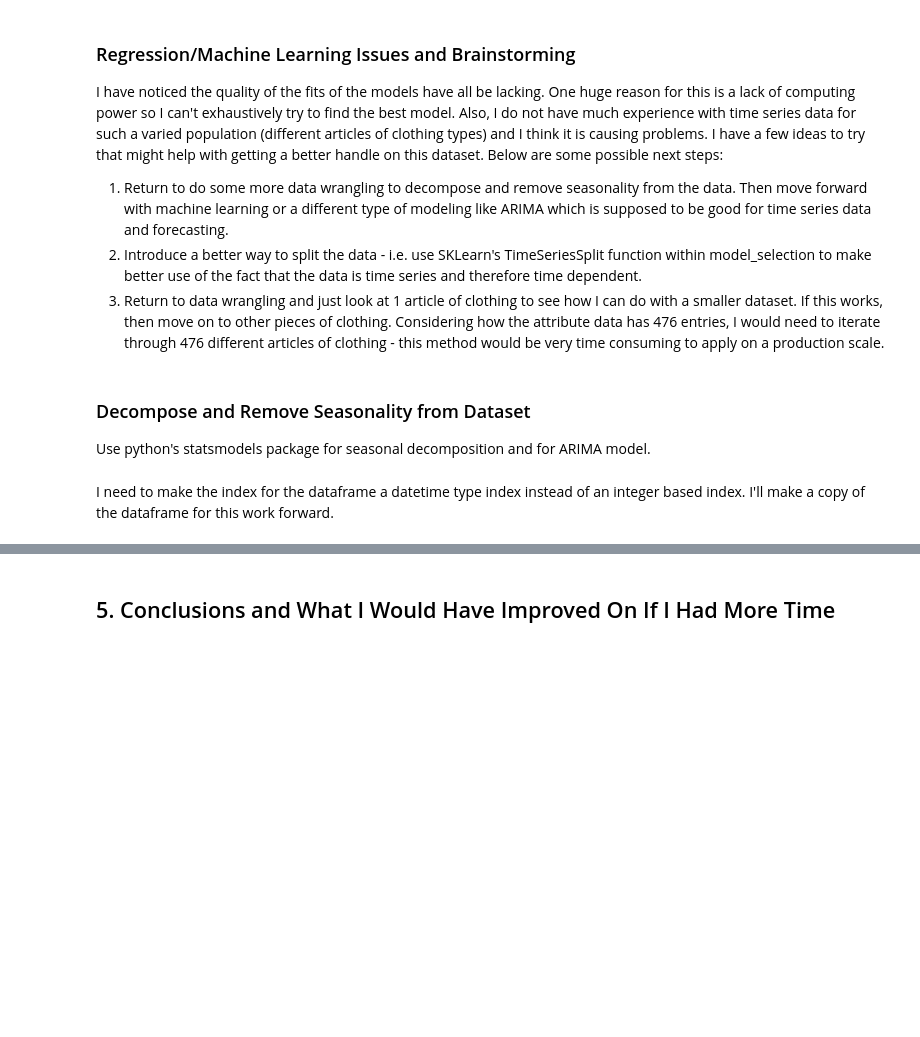
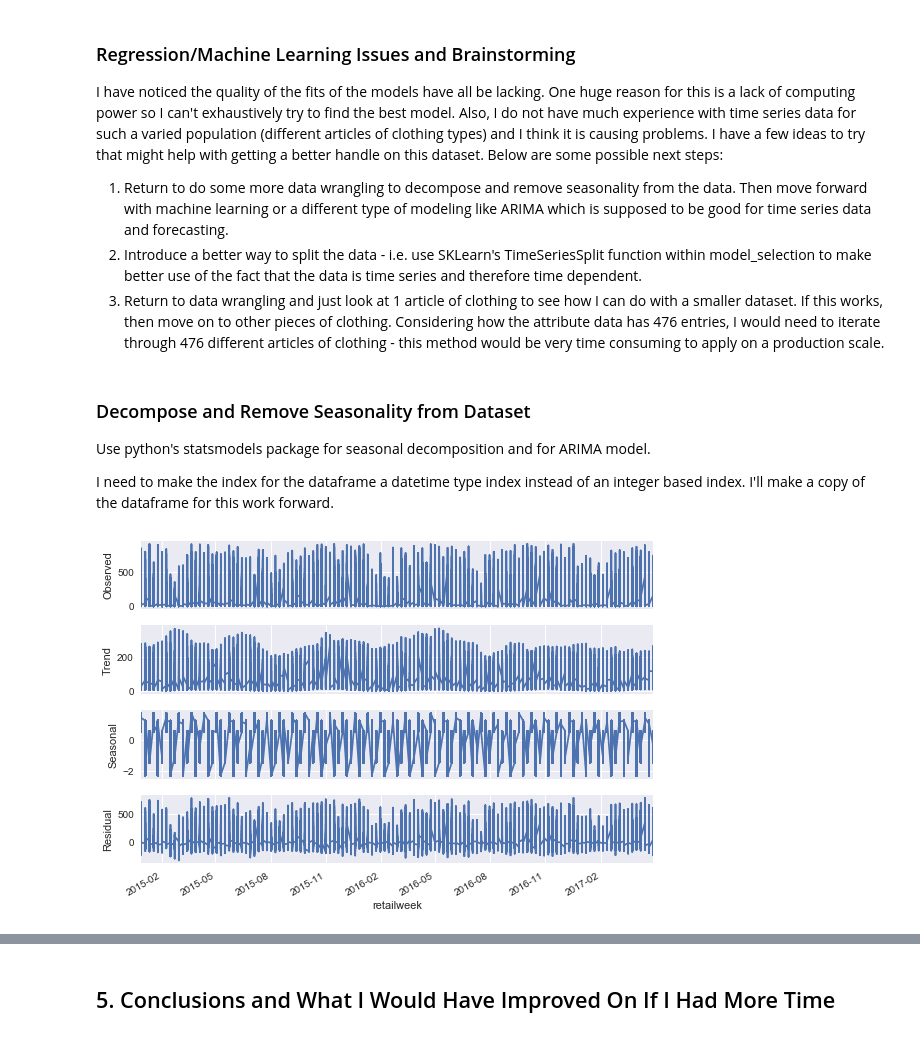
Before and after one commit to swekul/RetailSales_CaseStudy, a Jupyter notebook: RetailSales_DemandForecasting_McRoberts.ipynb, the cells around one changed output, grey strips where cells are left out. Drawn from its saved outputs; the diff is of its cells as text; code cells hidden in the pictures; blank space fills up the shorter version.

```diff
--- a/RetailSales_DemandForecasting_McRoberts.ipynb
+++ b/RetailSales_DemandForecasting_McRoberts.ipynb
@@ -691,7 +691,21 @@ I have noticed the quality of the fits of the models have all be lacking. One hu
 # %% [markdown]
 ### Decompose and Remove Seasonality from Dataset
 Use python's statsmodels package for seasonal decomposition and for ARIMA model.
+
+I need to make the index for the dataframe a datetime type index instead of an integer based index. I'll make a copy of the dataframe for this work forward.
-# %% [markdown]
-I need to make the index for the dataframe a datetime type index instead of an integer based index. I'll make a copy of the dataframe for this work forward.
 # %%
 data_joined_dt = data_joined.copy()
+# %%
+data_joined_dt.reset_index(inplace=True)
+# data_joined_dt['retailweek'] = pd.to_datetime(data_joined_dt['retailweek'])
+data_joined_dt = data_joined_dt.set_index('retailweek')
+
+# set frequency for decomposition: since the data is weekly, but I am interested in seasonality,
+# I'll multiply by 4 to get to months and then by 3 to get to seasons (4 seasons in a year).
+decompFreq = 1*4*3
+
+decomp = seasonal_decompose(data_joined_dt.sales, model = 'additive', freq = decompFreq)
+decomp.plot()
+plt.show()
+# %% [output]
+[figure, added]
```
Also changed, not shown: parts of 18 cells of this notebook.
